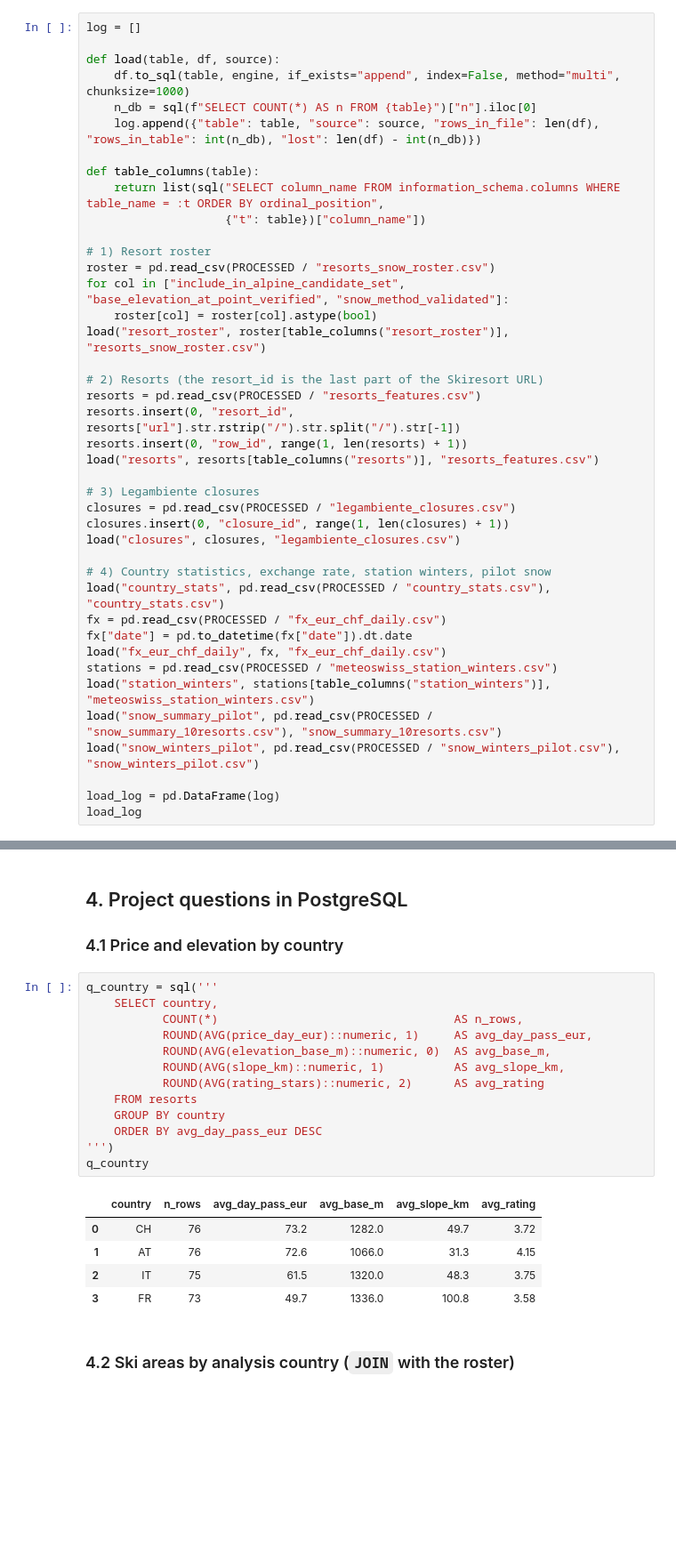
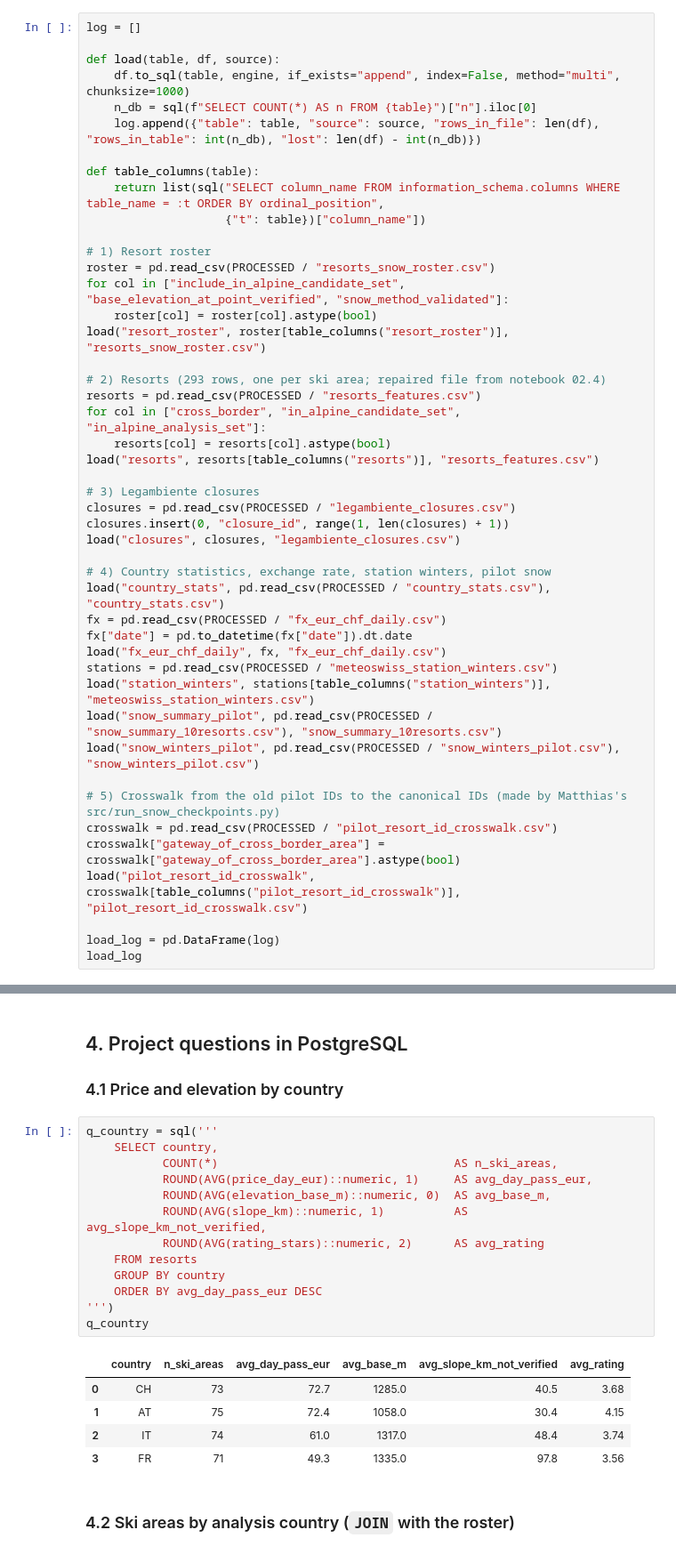
Before and after one commit to lucaricco12/sci-alpi, a Jupyter notebook: notebooks/05.2_postgresql_database.ipynb, the cells around one changed output, grey strips where cells are left out. Shown at 89% size. Drawn from its saved outputs; the diff is of its cells as text; blank space fills up the shorter version.

```diff
--- a/notebooks/05.2_postgresql_database.ipynb
+++ b/notebooks/05.2_postgresql_database.ipynb
@@ -231,10 +256,10 @@ for col in ["include_in_alpine_candidate_set", "base_elevation_at_point_verified
     roster[col] = roster[col].astype(bool)
 load("resort_roster", roster[table_columns("resort_roster")], "resorts_snow_roster.csv")
 
-# 2) Resorts (the resort_id is the last part of the Skiresort URL)
+# 2) Resorts (293 rows, one per ski area; repaired file from notebook 02.4)
 resorts = pd.read_csv(PROCESSED / "resorts_features.csv")
-resorts.insert(0, "resort_id", resorts["url"].str.rstrip("/").str.split("/").str[-1])
-resorts.insert(0, "row_id", range(1, len(resorts) + 1))
+for col in ["cross_border", "in_alpine_candidate_set", "in_alpine_analysis_set"]:
+    resorts[col] = resorts[col].astype(bool)
 load("resorts", resorts[table_columns("resorts")], "resorts_features.csv")
 
 # 3) Legambiente closures
@@ -252,6 +277,11 @@ load("station_winters", stations[table_columns("station_winters")], "meteoswiss_
 load("snow_summary_pilot", pd.read_csv(PROCESSED / "snow_summary_10resorts.csv"), "snow_summary_10resorts.csv")
 load("snow_winters_pilot", pd.read_csv(PROCESSED / "snow_winters_pilot.csv"), "snow_winters_pilot.csv")
 
+# 5) Crosswalk from the old pilot IDs to the canonical IDs (made by Matthias's src/run_snow_checkpoints.py)
+crosswalk = pd.read_csv(PROCESSED / "pilot_resort_id_crosswalk.csv")
+crosswalk["gateway_of_cross_border_area"] = crosswalk["gateway_of_cross_border_area"].astype(bool)
+load("pilot_resort_id_crosswalk", crosswalk[table_columns("pilot_resort_id_crosswalk")], "pilot_resort_id_crosswalk.csv")
+
 load_log = pd.DataFrame(log)
 load_log
 # %% [output]
@@ -311,22 +355,22 @@ sql('''
 # %%
 q_country = sql('''
     SELECT country,
-           COUNT(*)                                  AS n_rows,
+           COUNT(*)                                  AS n_ski_areas,
            ROUND(AVG(price_day_eur)::numeric, 1)     AS avg_day_pass_eur,
            ROUND(AVG(elevation_base_m)::numeric, 0)  AS avg_base_m,
-           ROUND(AVG(slope_km)::numeric, 1)          AS avg_slope_km,
+           ROUND(AVG(slope_km)::numeric, 1)          AS avg_slope_km_not_verified,
            ROUND(AVG(rating_stars)::numeric, 2)      AS avg_rating
     FROM resorts
     GROUP BY country
     ORDER BY avg_day_pass_eur DESC
 ''')
 q_country
 # %% [output]
-|  | country | n_rows | avg_day_pass_eur | avg_base_m | avg_slope_km | avg_rating |
-| 0 | CH | 76 | 73.2 | 1282.0 | 49.7 | 3.72 |
-| 1 | AT | 76 | 72.6 | 1066.0 | 31.3 | 4.15 |
-| 2 | IT | 75 | 61.5 | 1320.0 | 48.3 | 3.75 |
-| 3 | FR | 73 | 49.7 | 1336.0 | 100.8 | 3.58 |
+|  | country | n_ski_areas | avg_day_pass_eur | avg_base_m | avg_slope_km_not_verified | avg_rating |
+| 0 | CH | 73 | 72.7 | 1285.0 | 40.5 | 3.68 |
+| 1 | AT | 75 | 72.4 | 1058.0 | 30.4 | 4.15 |
+| 2 | IT | 74 | 61.0 | 1317.0 | 48.4 | 3.74 |
+| 3 | FR | 71 | 49.3 | 1335.0 | 97.8 | 3.56 |
 # %% [markdown]
 ### 4.2 Ski areas by analysis country (`JOIN` with the roster)
 # %%
```
Also changed, not shown: parts of 17 cells of this notebook, 5 other files.
